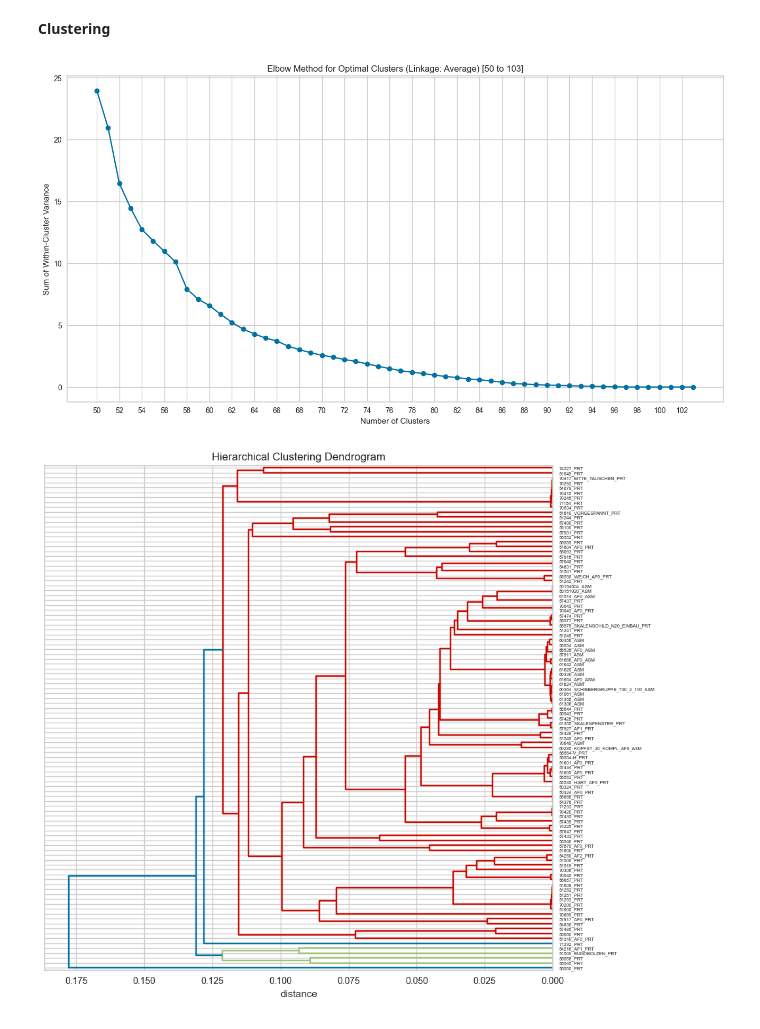
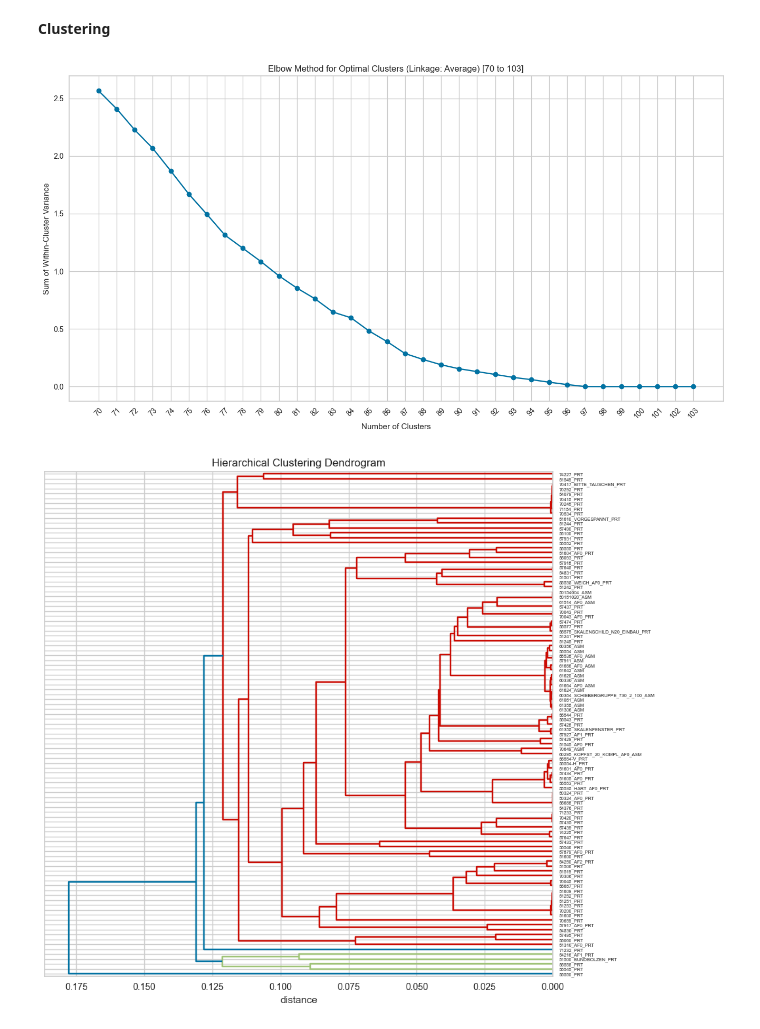
Before and after one commit to bunnekas/prevelop, a Jupyter notebook: notebooks/prevelop_stahlwille.ipynb, the cells around one changed output. Drawn from its saved outputs; the diff is of its cells as text; code cells hidden in the pictures.

```diff
--- a/notebooks/prevelop_stahlwille.ipynb
+++ b/notebooks/prevelop_stahlwille.ipynb
@@ -4,10 +4,10 @@ from prevelop import preparation, exploration, clustering, evaluation
 __Data Preparation and Preprocessing__
 # %%
 # Macbook
-# file = '/Users/kaspar/Documents/FIR/Prevelop/data/Simus/csvfolding-2025-02-26_16-43-04.csv'
+file = '/Users/kaspar/Documents/FIR/Prevelop/data/Simus/csvfolding-2025-02-26_16-43-04.csv'
 # %%
 # IM-KI
-file = 'C:/Users/IM-KI/Documents/PrEvelOp_Docs/Export_classmate/csvfolding-2025-02-26_16-43-04.csv'
+# file = 'C:/Users/IM-KI/Documents/PrEvelOp_Docs/Export_classmate/csvfolding-2025-02-26_16-43-04.csv'
 # %%
 ### load cad-data
 # for cad-data received from SIMUS, apply the following cleaning steps
@@ -132,9 +132,9 @@ __Clustering__
 distance_matrix = clustering.gower_distance(data)
 # %%
 ### plot the elbow plot for the first 20 clusters
-clustering.elbow_plot_agglomerative(data_preprocessed, distance_matrix, 50, 103)
+clustering.elbow_plot_agglomerative(data_preprocessed, distance_matrix, 70, 103)
 # %% [output]
-[figure, old version]
+[figure, new version]
 # %%
 ### plot the dendrogram
 clustering.plot_dendrogram(distance_matrix, labels=data.index, orientation='left')
```
Also changed, not shown: parts of 3 cells of this notebook, 4 other files.
